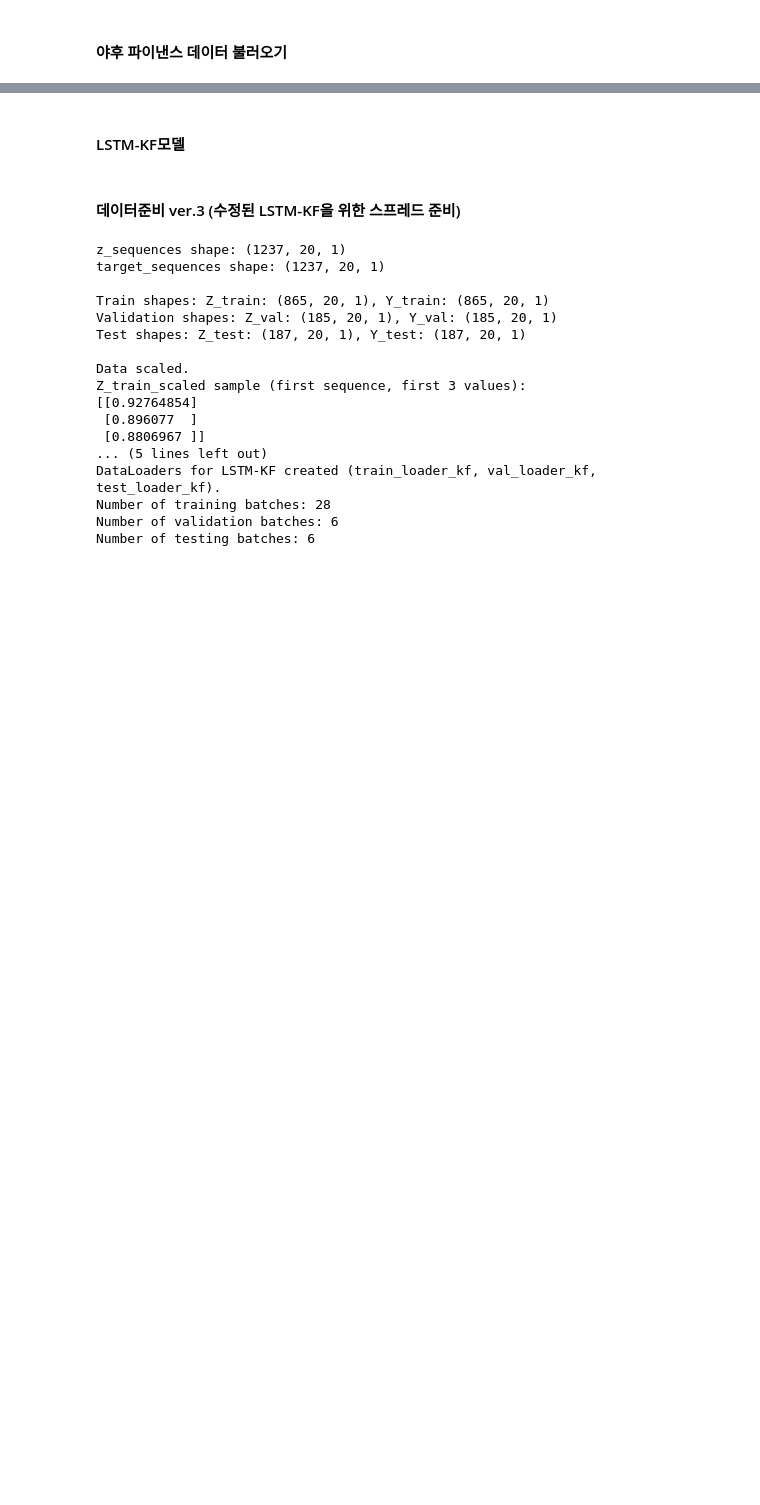
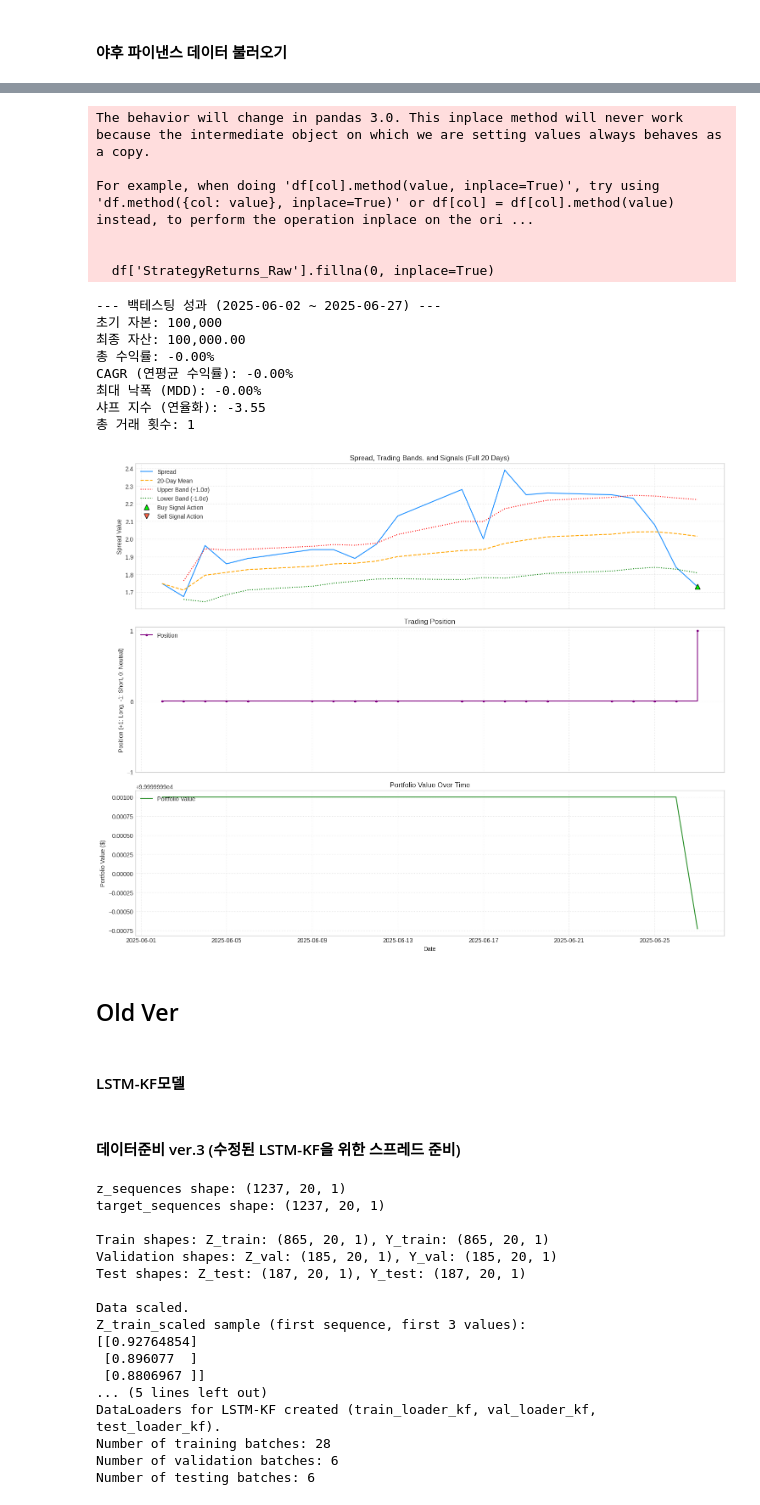
Before and after one commit to caxios/MLDS, a Jupyter notebook: LSTM_KF.ipynb, the cells around one changed output, grey strips where cells are left out. Cells and saved outputs as stored; diff of their text form; code cells hidden in the pictures; blank space fills up the shorter version.

```diff
--- a/LSTM_KF.ipynb
+++ b/LSTM_KF.ipynb
@@ -547,0 +939,3 @@ plt.show()
+# %%
+last_seq = last_batch[0][-1]
+last_seq_reshaped = last_seq.unsqueeze(0)
@@ -547,0 +946,11 @@ plt.show()
+# %%
+model_instance.eval()
+with torch.no_grad():
+  preds = []
+  # 20일치 예측
+  # y_batch_test = y_batch_test.to(DEVICE_MODEL)
+  initial_x0_test = torch.zeros(last_seq_reshaped.size(0), device=DEVICE_MODEL)
+  initial_P0_test = torch.ones(last_seq_reshaped.size(0), device=DEVICE_MODEL)
+
+  x_predictions_test = model_instance(last_seq_reshaped, x0=initial_x0_test, P0=initial_P0_test)
+  preds.append(x_predictions_test.cpu().numpy())
@@ -547,0 +963,3 @@ plt.show()
+# %%
+outputs_np = np.concatenate(preds, axis=0)
+predictions = scaler.inverse_transform(outputs_np)
@@ -548,3 +977,35 @@ plt.show()
+# %%
+num_future_days = 20
+today = datetime.date.today()
+start_date_ = today + pd.offsets.BusinessDay(1)
+future_dates = pd.date_range(start=start_date_, periods=num_future_days, freq='B')
+df_predictions_indexed = pd.Series(predictions[0], index=future_dates)
+# %%
+infer_results, infer_metrics = run_and_visualize_backtest(
+  spread_series=df_predictions_indexed,
+  rolling_window=param_rolling_window,
+  std_dev_multiplier=param_std_dev_multiplier,
+  initial_capital=param_initial_capital,
+  commission_rate=param_commission_rate
+)
+# %% [output]
+The behavior will change in pandas 3.0. This inplace method will never work because the intermediate object on which we are setting values always behaves as a copy.
+
+For example, when doing 'df[col].method(value, inplace=True)', try using 'df.method({col: value}, inplace=True)' or df[col] = df[col].method(value) instead, to perform the operation inplace on the ori ...
+
+
+  df['StrategyReturns_Raw'].fillna(0, inplace=True)
+--- 백테스팅 성과 (2025-06-02 ~ 2025-06-27) ---
+초기 자본: 100,000
+최종 자산: 100,000.00
+총 수익률: -0.00%
+CAGR (연평균 수익률): -0.00%
+최대 낙폭 (MDD): -0.00%
+샤프 지수 (연율화): -3.55
+총 거래 횟수: 1
+[figure, added]
+# %% [markdown]
+## Old Ver
 # %% [markdown]
 #### LSTM-KF모델
 # %%
```
Also changed, not shown: parts of 56 cells of this notebook.
